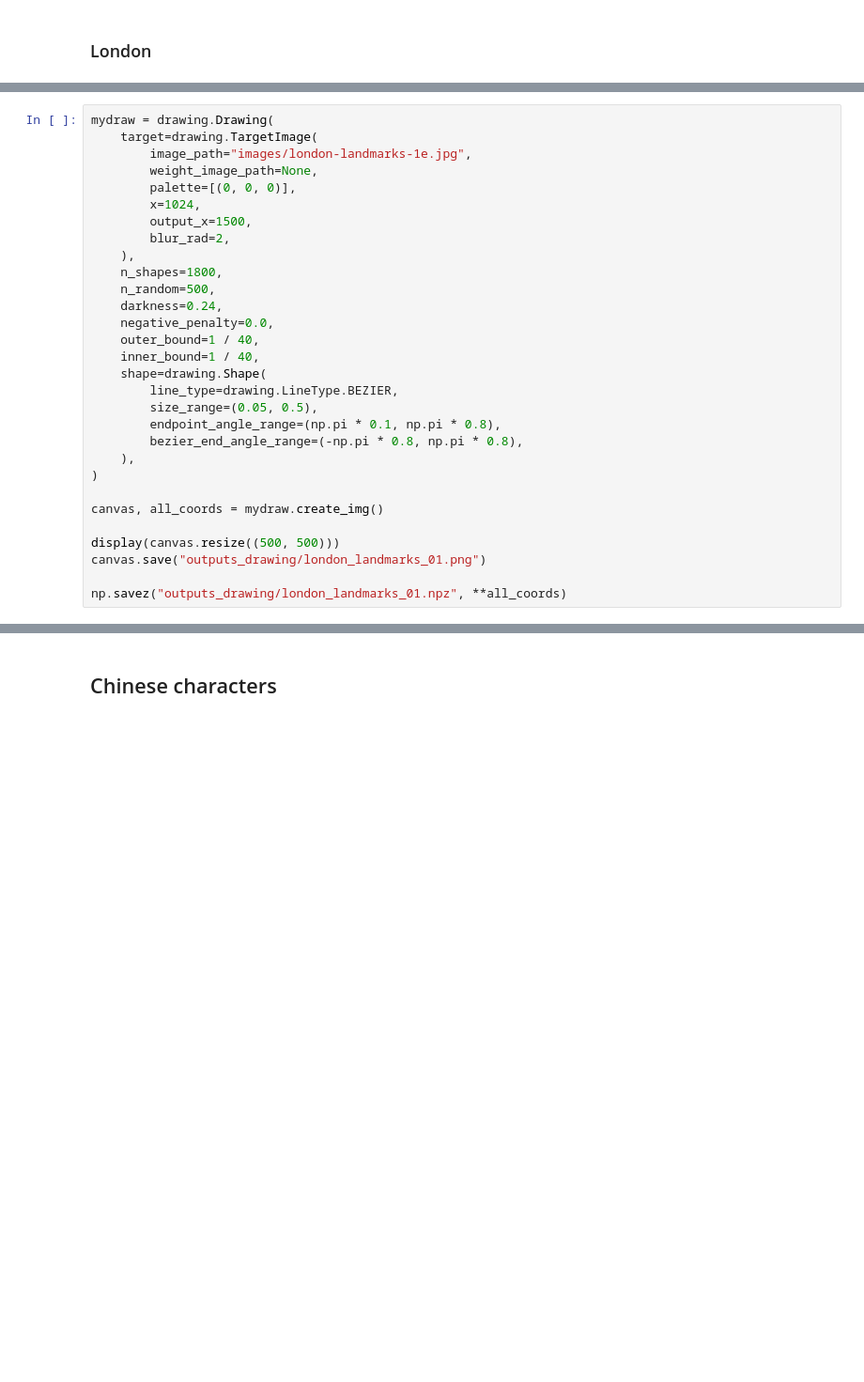
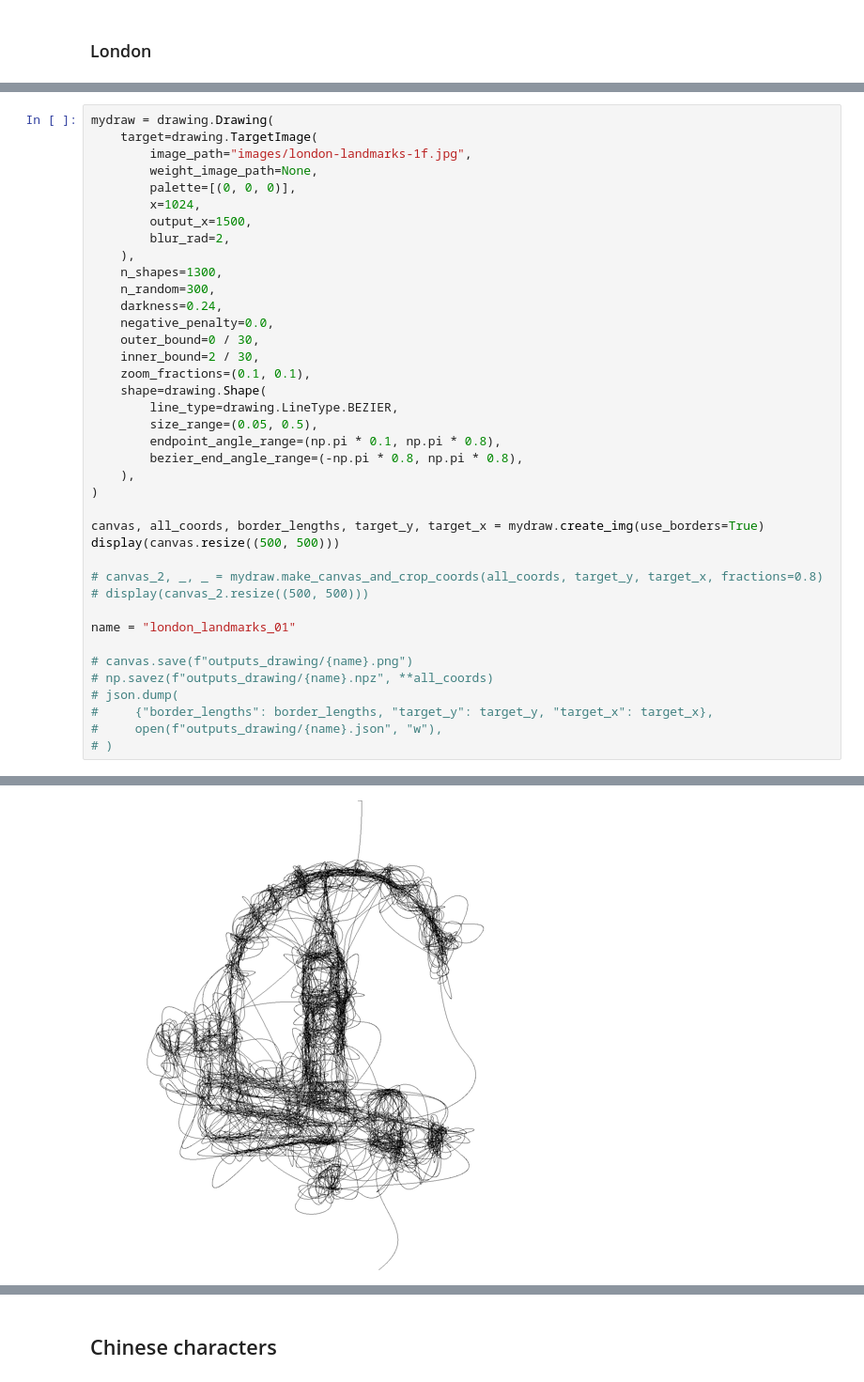
Before and after one commit to ptuan32501-pixel/computational-thread-art-v3, a Jupyter notebook: thread-art-drawing.ipynb, the cells around one changed output, grey strips where cells are left out. Shown at 94% size. Cells and saved outputs as stored; diff of their text form; blank space fills up the shorter version.

```diff
--- a/thread-art-drawing.ipynb
+++ b/thread-art-drawing.ipynb
@@ -528,19 +656,20 @@ pyperclip.copy("\n".join(BLACK[:]))
 # %%
 mydraw = drawing.Drawing(
     target=drawing.TargetImage(
-        image_path="images/london-landmarks-1e.jpg",
+        image_path="images/london-landmarks-1f.jpg",
         weight_image_path=None,
         palette=[(0, 0, 0)],
         x=1024,
         output_x=1500,
         blur_rad=2,
     ),
-    n_shapes=1800,
-    n_random=500,
+    n_shapes=1300,
+    n_random=300,
     darkness=0.24,
     negative_penalty=0.0,
-    outer_bound=1 / 40,
-    inner_bound=1 / 40,
+    outer_bound=0 / 30,
+    inner_bound=2 / 30,
+    zoom_fractions=(0.1, 0.1),
     shape=drawing.Shape(
         line_type=drawing.LineType.BEZIER,
         size_range=(0.05, 0.5),
@@ -549,9 +678,18 @@ mydraw = drawing.Drawing(
     ),
 )
 
-canvas, all_coords = mydraw.create_img()
+canvas, all_coords, border_lengths, target_y, target_x = mydraw.create_img(use_borders=True)
+display(canvas.resize((500, 500)))
 
-display(canvas.resize((500, 500)))
-canvas.save("outputs_drawing/london_landmarks_01.png")
+# canvas_2, _, _ = mydraw.make_canvas_and_crop_coords(all_coords, target_y, target_x, fractions=0.8)
+# display(canvas_2.resize((500, 500)))
 
-np.savez("outputs_drawing/london_landmarks_01.npz", **all_coords)
+name = "london_landmarks_01"
+
+# canvas.save(f"outputs_drawing/{name}.png")
+# np.savez(f"outputs_drawing/{name}.npz", **all_coords)
+# json.dump(
+#     {"border_lengths": border_lengths, "target_y": target_y, "target_x": target_x},
+#     open(f"outputs_drawing/{name}.json", "w"),
+# )
+# %% [output]
@@ -557,0 +697 @@ np.savez("outputs_drawing/london_landmarks_01.npz", **all_coords)
+[figure, added]
```
Also changed, not shown: parts of 25 cells of this notebook, 17 other files.
